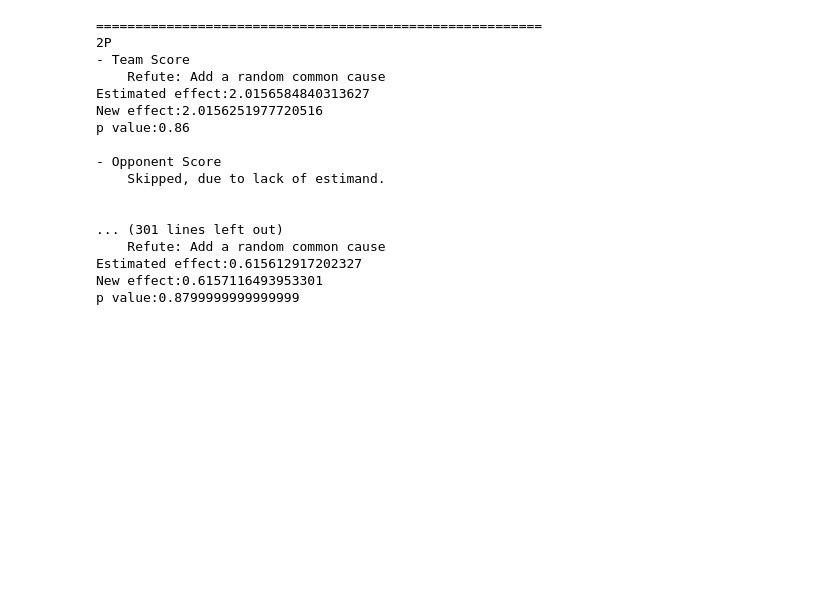
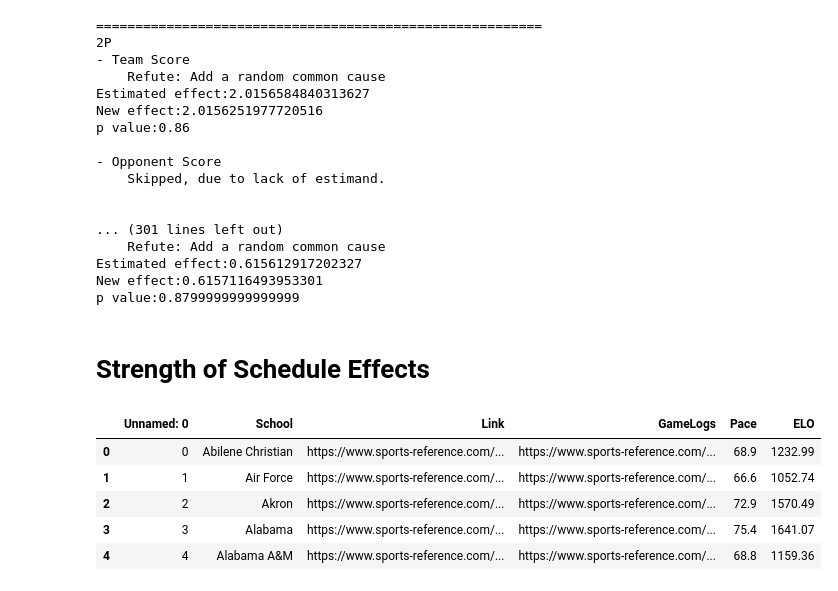
Before and after one commit to AnthonyGallante/KingfisherCourt, a Jupyter notebook: Discovery.ipynb, the cells around one changed output. Cells and saved outputs as stored; diff of their text form; code cells hidden in the pictures; blank space fills up the shorter version.

```diff
--- a/Discovery.ipynb
+++ b/Discovery.ipynb
@@ -214,3 +215,5 @@ p value:0.86
 Estimated effect:0.615612917202327
 New effect:0.6157116493953301
 p value:0.8799999999999999
+# %% [markdown]
+# Strength of Schedule Effects
@@ -216,0 +227,10 @@ p value:0.8799999999999999
+# %%
+ref_df = pd.read_csv(basketball_reference_data)
+ref_df.head()
+# %% [output]
+|  | Unnamed: 0 | School | Link | GameLogs | Pace | ELO |
+| 0 | 0 | Abilene Christian | https://www.sports-reference.com/... | https://www.sports-reference.com/... | 68.9 | 1232.99 |
+| 1 | 1 | Air Force | https://www.sports-reference.com/... | https://www.sports-reference.com/... | 66.6 | 1052.74 |
+| 2 | 2 | Akron | https://www.sports-reference.com/... | https://www.sports-reference.com/... | 72.9 | 1570.49 |
+| 3 | 3 | Alabama | https://www.sports-reference.com/... | https://www.sports-reference.com/... | 75.4 | 1641.07 |
+| 4 | 4 | Alabama A&M | https://www.sports-reference.com/... | https://www.sports-reference.com/... | 68.8 | 1159.36 |
```
Also changed, not shown: parts of 10 cells of this notebook, 10 other files.
